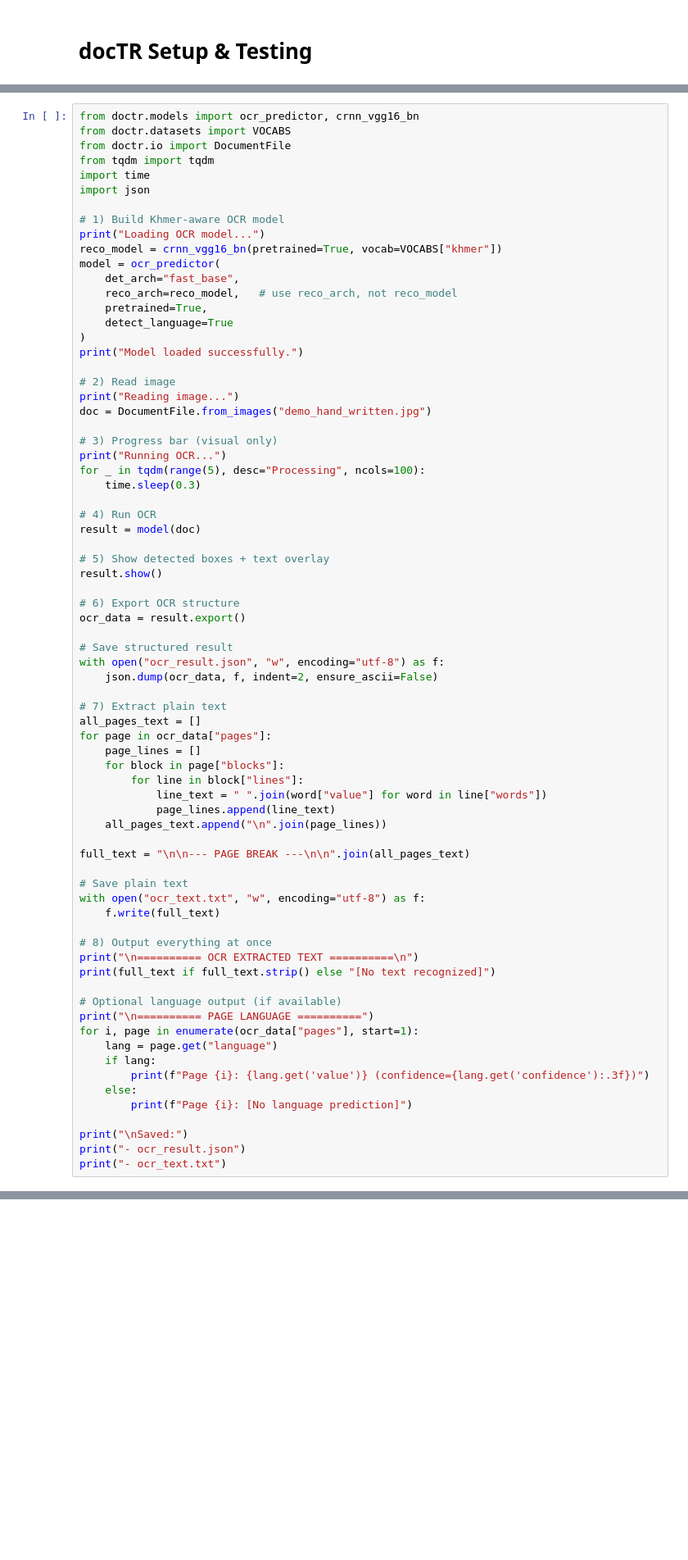
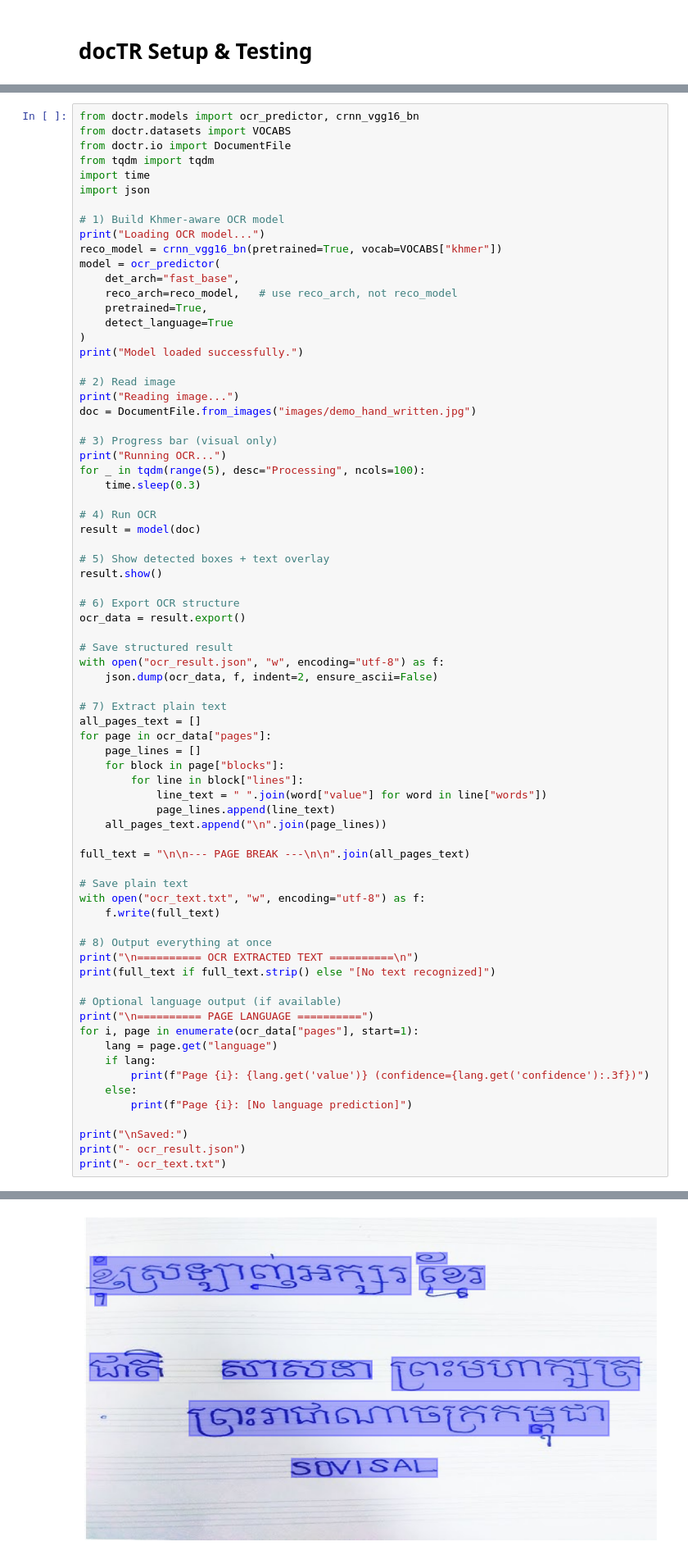
Before and after one commit to PunleuTY/JomNam_Khmer_Text_Annotation, a Jupyter notebook: experiment/models/docTR_test.ipynb, the cells around one changed output, grey strips where cells are left out. Shown at 82% size. Cells and saved outputs as stored; diff of their text form; blank space fills up the shorter version.

```diff
--- a/experiment/models/docTR_test.ipynb
+++ b/experiment/models/docTR_test.ipynb
@@ -81,7 +27,7 @@ print("Model loaded successfully.")
 
 # 2) Read image
 print("Reading image...")
-doc = DocumentFile.from_images("demo_hand_written.jpg")
+doc = DocumentFile.from_images("images/demo_hand_written.jpg")
 
 # 3) Progress bar (visual only)
 print("Running OCR...")
@@ -133,3 +79,4 @@ for i, page in enumerate(ocr_data["pages"], start=1):
 print("\nSaved:")
 print("- ocr_result.json")
 print("- ocr_text.txt")
+# %% [output]
@@ -135,0 +87 @@ print("- ocr_text.txt")
+[figure, added]
```
Also changed, not shown: parts of 4 cells of this notebook, 9 other files.
